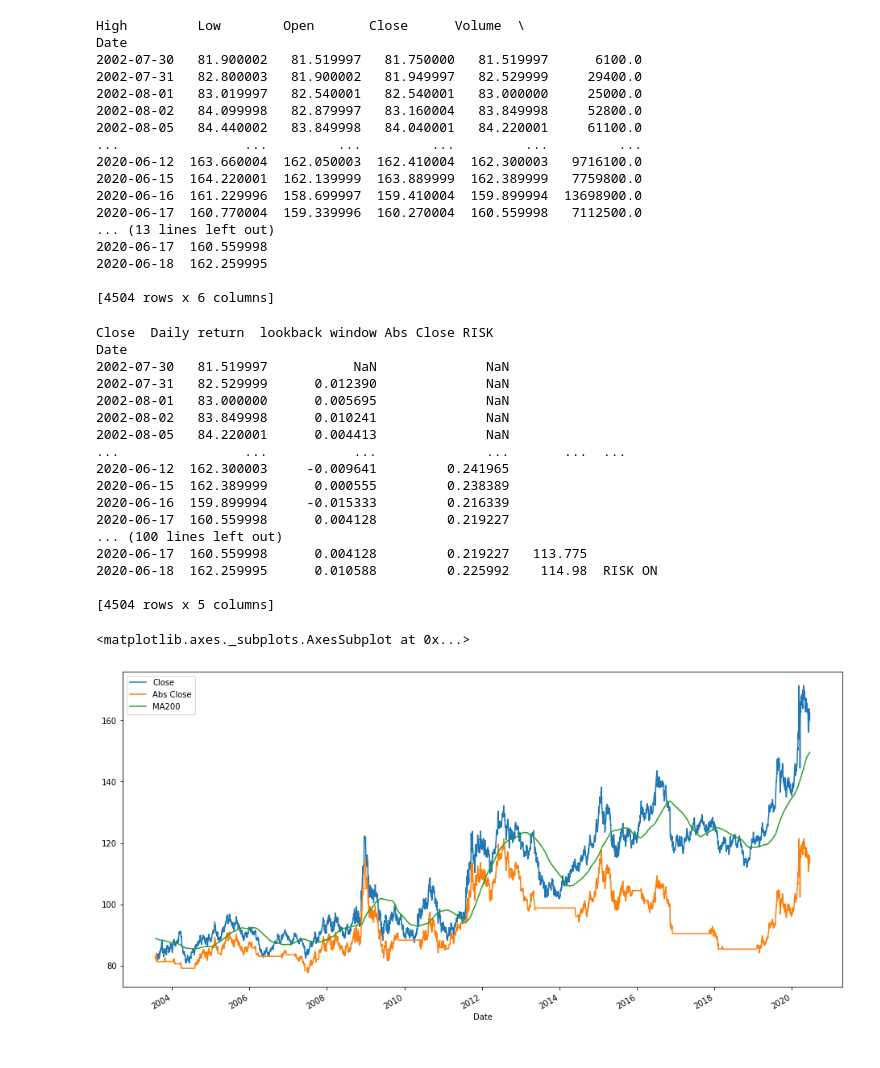
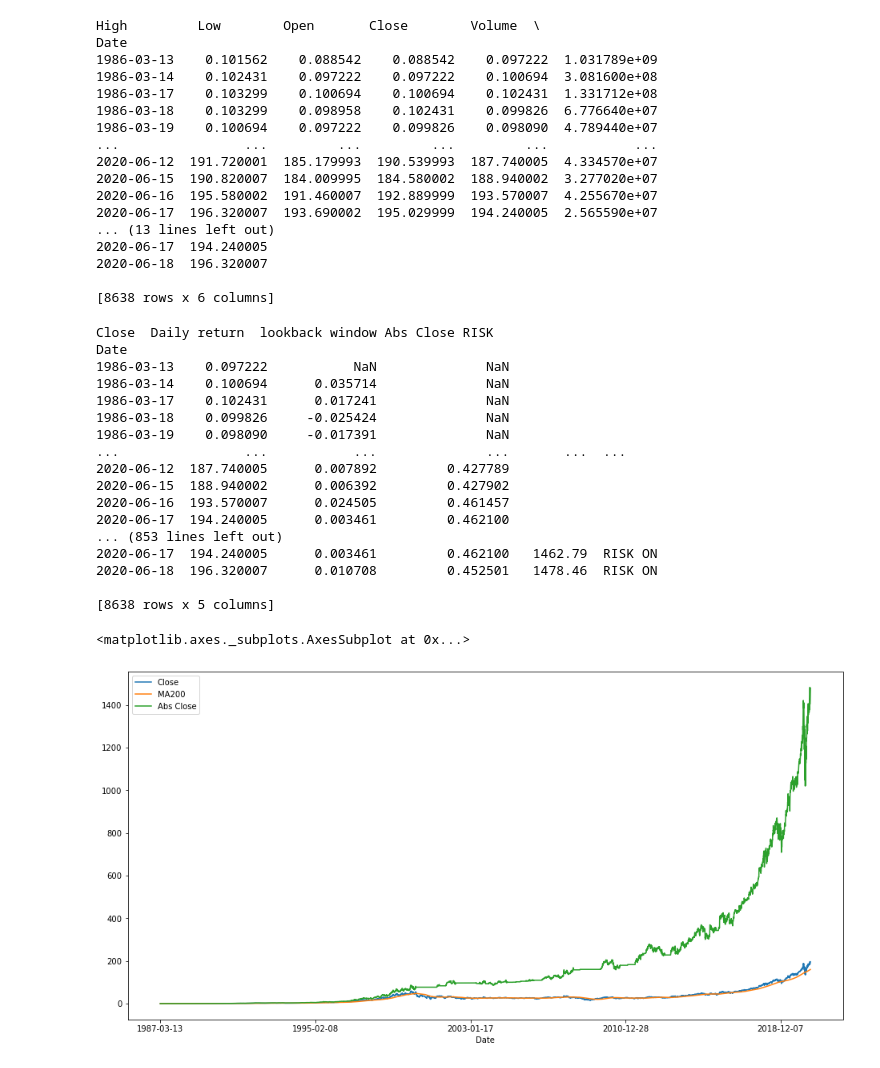
Before and after one commit to yochay/absolute-momentum, a Jupyter notebook: experiments.ipynb, the cells around one changed output. Drawn from its saved outputs; the diff is of its cells as text; code cells hidden in the pictures.

```diff
--- a/experiments.ipynb
+++ b/experiments.ipynb
@@ -14,7 +18,7 @@ pd.options.mode.chained_assignment = None
 # %%
-action = 5      # how often do we evaluate and 'take' action
+action = 1      # how often do we evaluate and 'take' action
 lookback = 253   # what is te lookback duration
-ticker = 'SPY'   # the ticker
+ticker = 'MSFT'   # the ticker
 
 # dates to back test
 start_date = '1970-01-01'
@@ -28,48 +28,48 @@ OUTPUT_FOLDER = '.\\data\\output'       # result folder
 df = load_ticker(ticker, start_date, end_date, TICKERS_FOLDER, False)
 print(df)
 # %% [output]
-High         Low        Open       Close      Volume  \
+High         Low        Open       Close        Volume  \
 Date
-2002-07-30   81.900002   81.519997   81.750000   81.519997      6100.0
-2002-07-31   82.800003   81.900002   81.949997   82.529999     29400.0
-2002-08-01   83.019997   82.540001   82.540001   83.000000     25000.0
-2002-08-02   84.099998   82.879997   83.160004   83.849998     52800.0
-2002-08-05   84.440002   83.849998   84.040001   84.220001     61100.0
-...                ...         ...         ...         ...         ...
-2020-06-12  163.660004  162.050003  162.410004  162.300003   9716100.0
-2020-06-15  164.220001  162.139999  163.889999  162.389999   7759800.0
-2020-06-16  161.229996  158.699997  159.410004  159.899994  13698900.0
-2020-06-17  160.770004  159.339996  160.270004  160.559998   7112500.0
+1986-03-13    0.101562    0.088542    0.088542    0.097222  1.031789e+09
+1986-03-14    0.102431    0.097222    0.097222    0.100694  3.081600e+08
+1986-03-17    0.103299    0.100694    0.100694    0.102431  1.331712e+08
+1986-03-18    0.103299    0.098958    0.102431    0.099826  6.776640e+07
+1986-03-19    0.100694    0.097222    0.099826    0.098090  4.789440e+07
+...                ...         ...         ...         ...           ...
+2020-06-12  191.720001  185.179993  190.539993  187.740005  4.334570e+07
+2020-06-15  190.820007  184.009995  184.580002  188.940002  3.277020e+07
+2020-06-16  195.580002  191.460007  192.889999  193.570007  4.255670e+07
+2020-06-17  196.320007  193.690002  195.029999  194.240005  2.565590e+07
 ... (13 lines left out)
-2020-06-17  160.559998
-2020-06-18  162.259995
+2020-06-17  194.240005
+2020-06-18  196.320007
 
-[4504 rows x 6 columns]
+[8638 rows x 6 columns]
 # %%
 df_res = calc_absolute_momentum(df, action, lookback)
 print(df_res)
 # %% [output]
 Close  Daily return  lookback window Abs Close RISK
 Date
-2002-07-30   81.519997           NaN              NaN
-2002-07-31   82.529999      0.012390              NaN
-2002-08-01   83.000000      0.005695              NaN
-2002-08-02   83.849998      0.010241              NaN
-2002-08-05   84.220001      0.004413              NaN
+1986-03-13    0.097222           NaN              NaN
+1986-03-14    0.100694      0.035714              NaN
+1986-03-17    0.102431      0.017241              NaN
+1986-03-18    0.099826     -0.025424              NaN
+1986-03-19    0.098090     -0.017391              NaN
 ...                ...           ...              ...       ...  ...
-2020-06-12  162.300003     -0.009641         0.241965
-2020-06-15  162.389999      0.000555         0.238389
-2020-06-16  159.899994     -0.015333         0.216339
-2020-06-17  160.559998      0.004128         0.219227
-... (100 lines left out)
-2020-06-17  160.559998      0.004128         0.219227   113.775
-2020-06-18  162.259995      0.010588         0.225992    114.98  RISK ON
+2020-06-12  187.740005      0.007892         0.427789
+2020-06-15  188.940002      0.006392         0.427902
+2020-06-16  193.570007      0.024505         0.461457
+2020-06-17  194.240005      0.003461         0.462100
+... (853 lines left out)
+2020-06-17  194.240005      0.003461         0.462100   1462.79  RISK ON
+2020-06-18  196.320007      0.010708         0.452501   1478.46  RISK ON
 
-[4504 rows x 5 columns]
+[8638 rows x 5 columns]
 # %%
 df_res['MA200'] = df_res['Close'].rolling(200).mean()
-df_res.dropna()[['Close','Abs Close', 'MA200']].plot(label=ticker, figsize=(16,8))
+df_res.dropna()[['Close', 'MA200', 'Abs Close']].plot(label=ticker, figsize=(16,8))
 #df_res['Abs Close'].plot(label=ticker, figsize=(16,8))
 # %% [output]
 <matplotlib.axes._subplots.AxesSubplot at 0x...>
-[figure, old version]
+[figure, new version]
```
Also changed, not shown: parts of 2 cells of this notebook, 3 other files.
